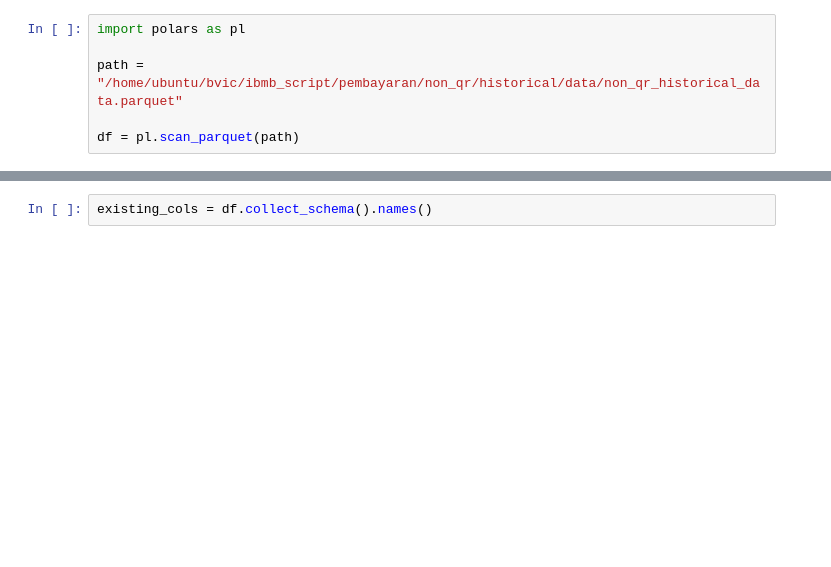
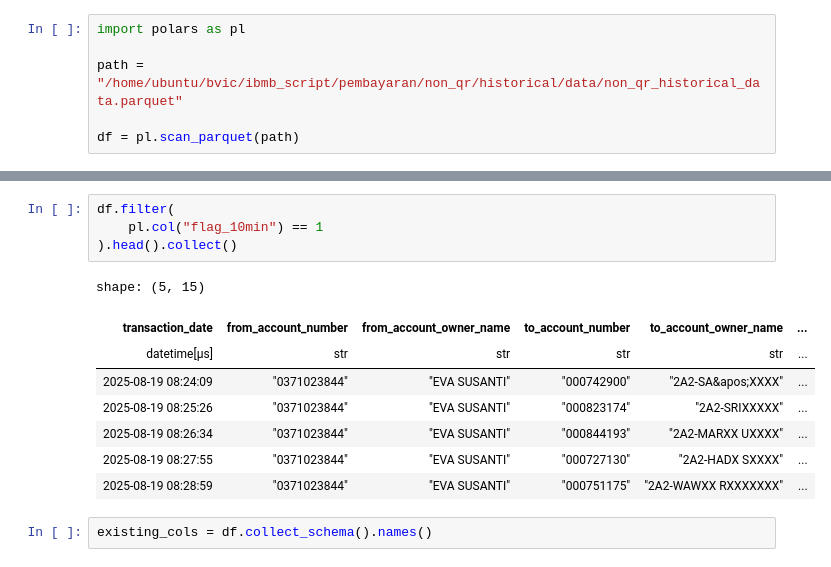
Before and after one commit to daniel-satria/fds_bvic, a Jupyter notebook: ibmb_script/pembayaran/non_qr/historical/test_hist.ipynb, the cells around one changed output, grey strips where cells are left out. Drawn from its saved outputs; the diff is of its cells as text; blank space fills up the shorter version.

```diff
--- a/ibmb_script/pembayaran/non_qr/historical/test_hist.ipynb
+++ b/ibmb_script/pembayaran/non_qr/historical/test_hist.ipynb
@@ -15,6 +15,19 @@ shape: (5, 15)
 | 2025-06-21 05:38:37 | "0691009327" | "NASUKA" | "121703250417" | "NASUKA" | ... |
 | 2025-06-21 06:36:40 | "1901003480" | "DEBORA ANGELA RUSLIM" | "121505201485" | "DEBORA ANGELA RUSLIM" | ... |
 | 2025-06-21 07:03:37 | "0981014901" | "JO HANNA YOSEPHA" | "40004886" | "JO.HANNA YOSEPHA" | ... |
+# %%
+df.filter(
+    pl.col("flag_10min") == 1
+).head().collect()
+# %% [output]
+shape: (5, 15)
+| transaction_date | from_account_number | from_account_owner_name | to_account_number | to_account_owner_name | ... |
+| datetime[μs] | str | str | str | str | ... |
+| 2025-08-19 08:24:09 | "0371023844" | "EVA SUSANTI" | "000742900" | "2A2-SA&apos;XXXX" | ... |
+| 2025-08-19 08:25:26 | "0371023844" | "EVA SUSANTI" | "000823174" | "2A2-SRIXXXXX" | ... |
+| 2025-08-19 08:26:34 | "0371023844" | "EVA SUSANTI" | "000844193" | "2A2-MARXX UXXXX" | ... |
+| 2025-08-19 08:27:55 | "0371023844" | "EVA SUSANTI" | "000727130" | "2A2-HADX SXXXX" | ... |
+| 2025-08-19 08:28:59 | "0371023844" | "EVA SUSANTI" | "000751175" | "2A2-WAWXX RXXXXXXX" | ... |
 # %%
 existing_cols = df.collect_schema().names()
 # %%
```
Also changed, not shown: 6 other files.
